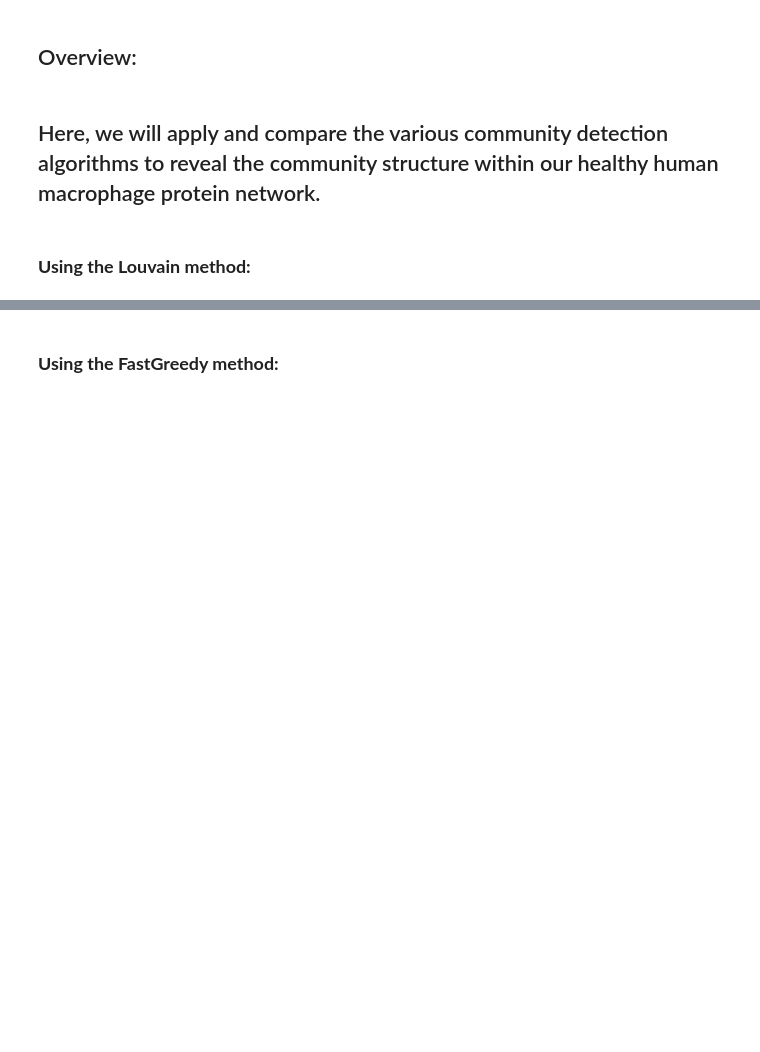
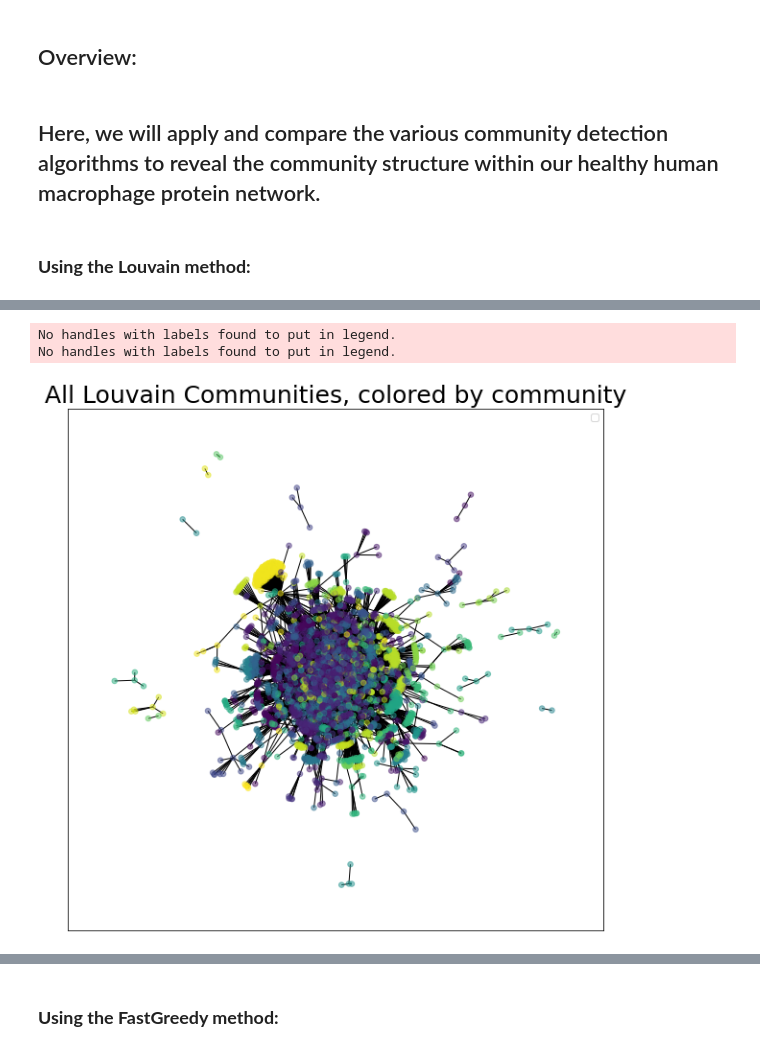
Before and after one commit to Zach-Sisson-1/Host-Pathogen_Network_Analysis, a Jupyter notebook: Notebooks/Community Analysis.ipynb, the cells around one changed output, grey strips where cells are left out. Cells and saved outputs as stored; diff of their text form; code cells hidden in the pictures; blank space fills up the shorter version.

```diff
--- a/Notebooks/Community Analysis.ipynb
+++ b/Notebooks/Community Analysis.ipynb
@@ -133,0 +140,37 @@ Need to explore each community, visualize it and its neighbors, etc. Need to fig
+# %%
+#Visualzing all communities on one map, coloring nodes by community
+
+#set fig dimensions
+plt.figure(figsize =(10,10))
+
+#setting x and y coordinates for nodes and edges
+pos = nx.spring_layout(G, iterations=20, seed = 15)
+
+cmap = [value for key,value in louvain_partition.items()]
+
+#Adding nodes
+nx.draw_networkx_nodes(G,
+                           pos,
+                           node_size=30,
+                           alpha = 0.5,
+                           nodelist = louvain_partition.keys(),
+                           node_color = cmap)
+
+#Adding edges
+nx.draw_networkx_edges(G, pos, edgelist=G.edges())
+
+#Plot labels
+name = "All Louvain Communities, colored by community"
+plt.title((name), fontdict = {'fontsize': 25, "color":'black'})
+plt.legend(scatterpoints=1)
+
+# Put a legend below current axis
+plt.legend(scatterpoints =1)
+
+plt.show()
+
+# NEED TO ADD LEGEND WITH COLORS FOR EACH COMMUNITY
+# %% [output]
+No handles with labels found to put in legend.
+No handles with labels found to put in legend.
+[figure, added]
```
Also changed, not shown: parts of 11 cells of this notebook, 3 other files.
